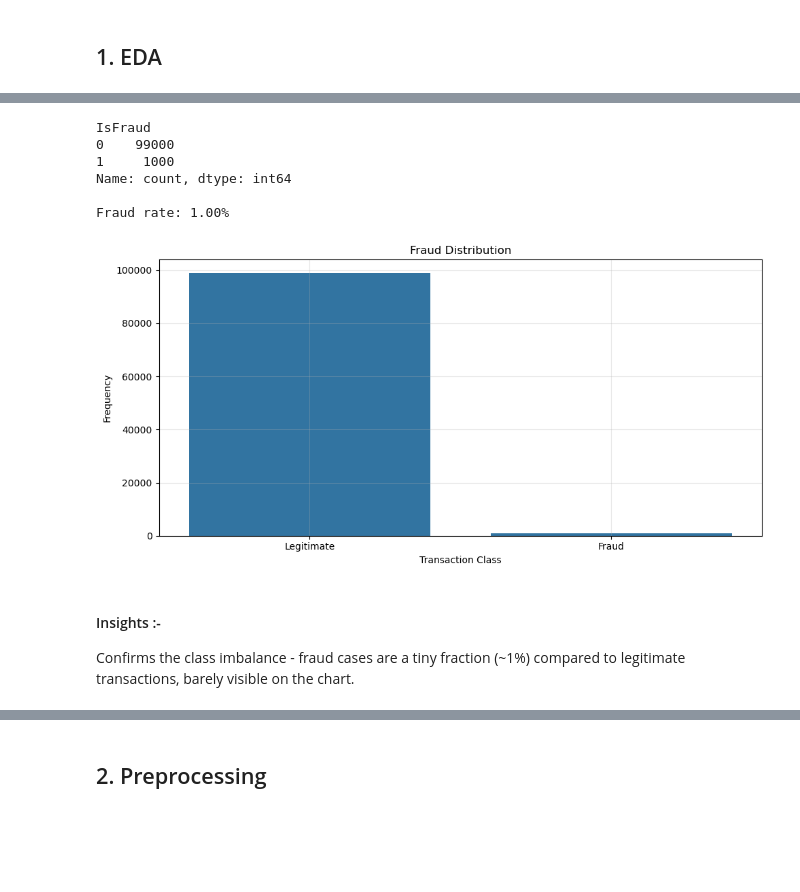
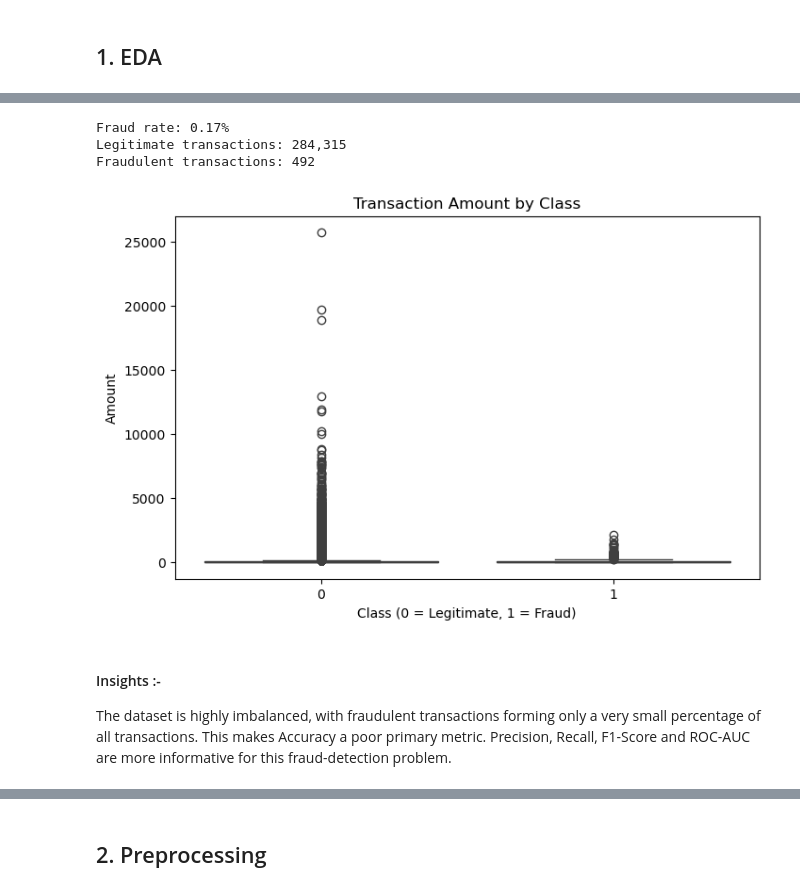
Before and after one commit to Yash-Codes07/DecodeLabs_Tasks, a Jupyter notebook: TASK_2/notebooks/Project2.ipynb, the cells around one changed output, grey strips where cells are left out. Cells and saved outputs as stored; diff of their text form; code cells hidden in the pictures; blank space fills up the shorter version.

```diff
--- a/TASK_2/notebooks/Project2.ipynb
+++ b/TASK_2/notebooks/Project2.ipynb
@@ -27,7 +29,7 @@ from sklearn.metrics import (
 # %% [markdown]
 ### Loading Data
 # %%
-df = pd.read_csv("../data/credit_card_fraud_dataset.csv")
+df = pd.read_csv("../data/creditcard.csv")
 # %%
 df.head()
 # %% [output]
@@ -92,4 +45,4 @@ np.int64(0)
 # %%
-df["TransactionDate"] = pd.to_datetime(df["TransactionDate"])
-df["TransactionDate"] = df["TransactionDate"].dt.normalize()
-df["Year_Month"] = df["TransactionDate"].dt.strftime("%Y-%m")
+print("Shape:", df.shape)
+print("\nColumns:")
+print(df.columns.tolist())
@@ -147,29 +121,22 @@ Transactions are spread almost evenly across all 10 cities, and none show a nota
 # %%
-fraud_count = df["IsFraud"].value_counts()
-print(fraud_count)
-print()
-fraud_rate = df["IsFraud"].mean()
+fraud_rate = df["Class"].mean()
 print(f"Fraud rate: {fraud_rate:.2%}")
+print(f"Legitimate transactions: {(df['Class'] == 0).sum():,}")
+print(f"Fraudulent transactions: {(df['Class'] == 1).sum():,}")
 # %% [output]
-IsFraud
-0    99000
-1     1000
-Name: count, dtype: int64
-
-Fraud rate: 1.00%
+Fraud rate: 0.17%
+Legitimate transactions: 284,315
+Fraudulent transactions: 492
 # %%
-plt.figure(figsize=(10, 5))
-sns.barplot(x=fraud_count.index, y=fraud_count.values)
-plt.title("Fraud Distribution")
-plt.xlabel("Transaction Class")
-plt.ylabel("Frequency")
-plt.xticks([0, 1], ["Legitimate", "Fraud"])
-plt.grid(True, alpha=0.3)
-plt.tight_layout()
+plt.figure(figsize=(8, 5))
+sns.boxplot(x="Class", y="Amount", data=df)
+plt.title("Transaction Amount by Class")
+plt.xlabel("Class (0 = Legitimate, 1 = Fraud)")
+plt.ylabel("Amount")
 plt.show()
 # %% [output]
-[figure, old version]
+[figure, new version]
 # %% [markdown]
 #### Insights :-
-Confirms the class imbalance - fraud cases are a tiny fraction (~1%) compared to legitimate transactions, barely visible on the chart.
+The dataset is highly imbalanced, with fraudulent transactions forming only a very small percentage of all transactions. This makes Accuracy a poor primary metric. Precision, Recall, F1-Score and ROC-AUC are more informative for this fraud-detection problem.
 # %%
```
Also changed, not shown: parts of 67 cells of this notebook, 9 other files.
